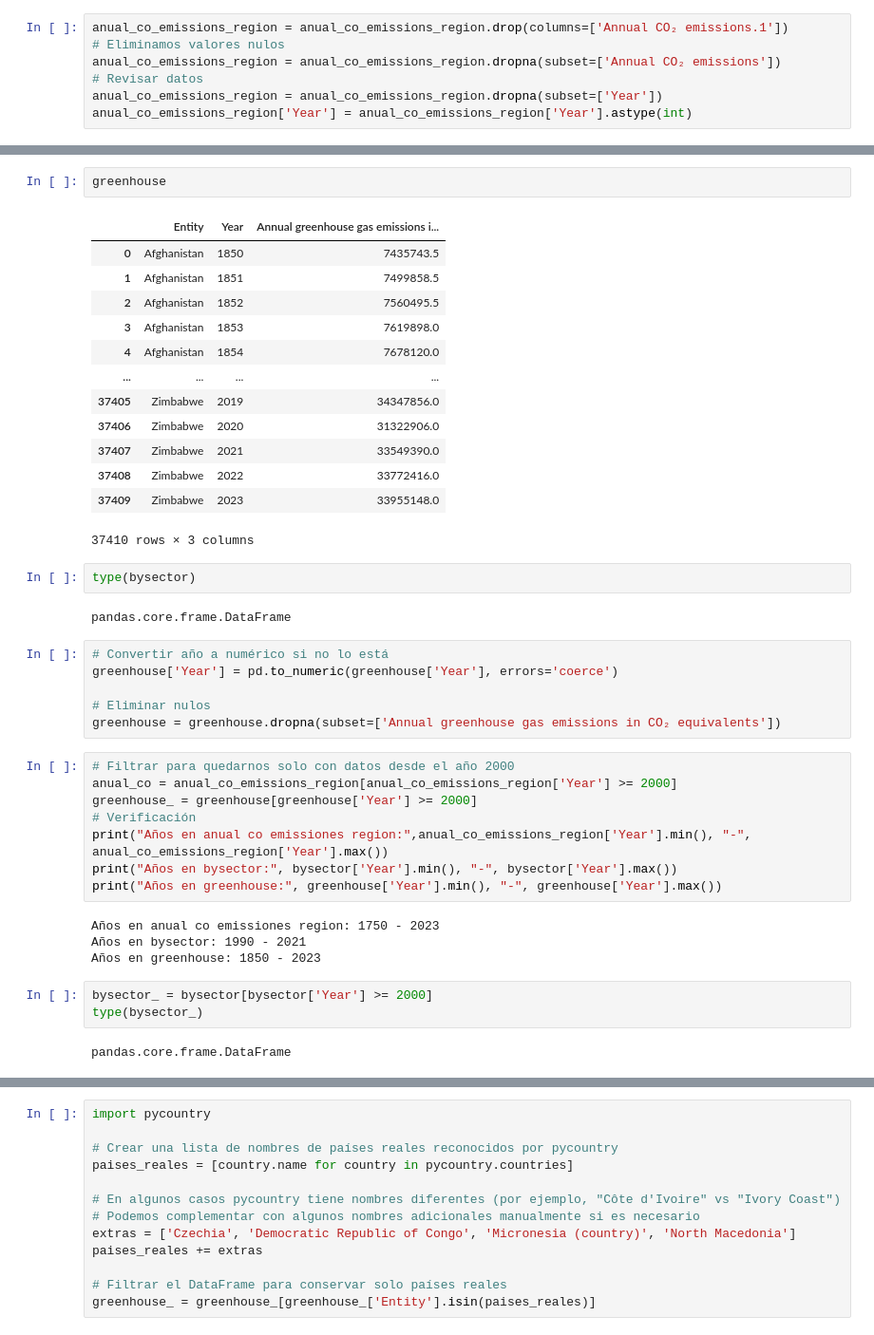
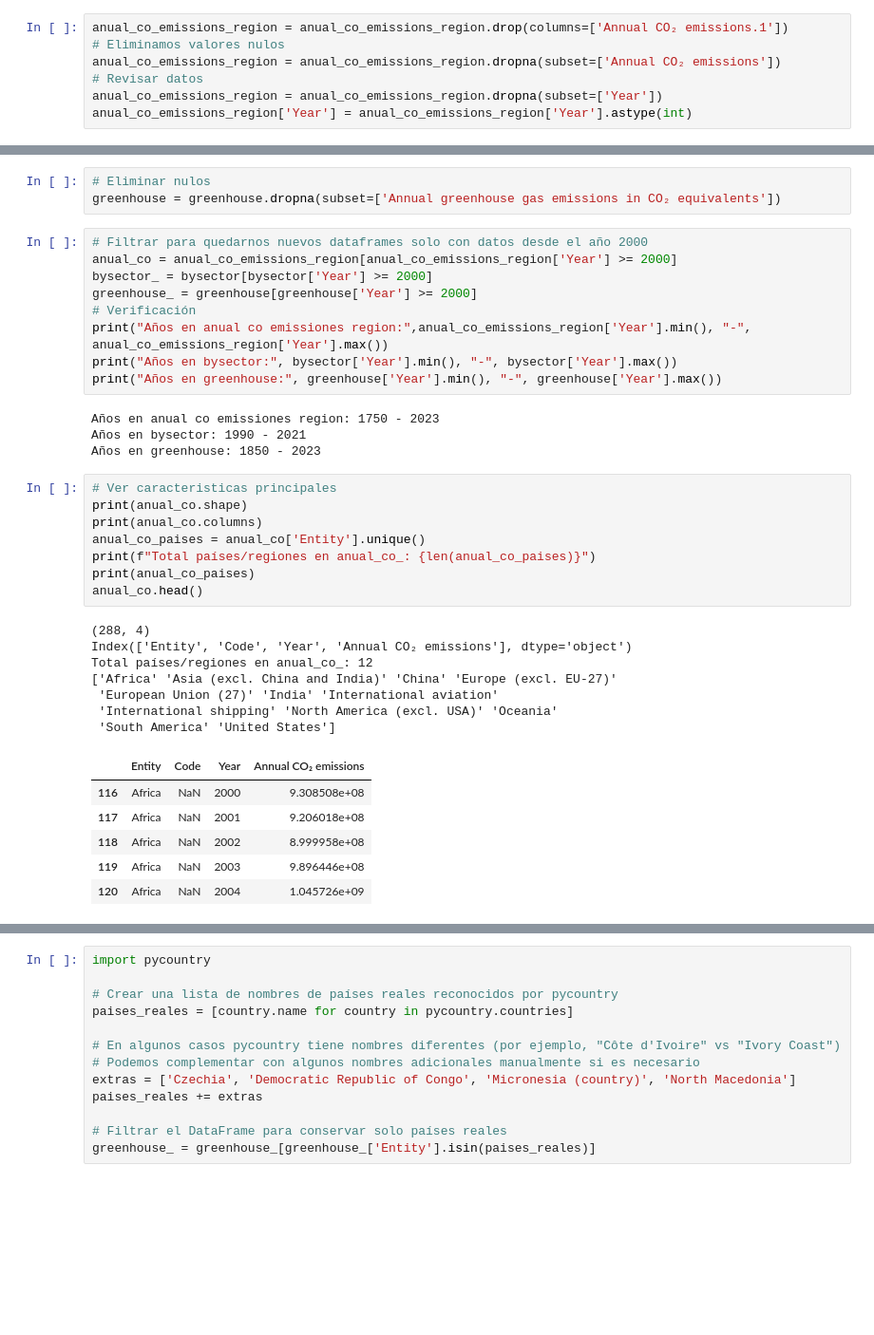
Before and after one commit to Richirey70/Proyecto_final_analisis_datos, a Jupyter notebook: Proyecto Final analisis datos.ipynb, the cells around one changed output, grey strips where cells are left out. Shown at 95% size. Drawn from its saved outputs; the diff is of its cells as text; blank space fills up the shorter version.

```diff
--- a/Proyecto Final analisis datos.ipynb
+++ b/Proyecto Final analisis datos.ipynb
@@ -137,32 +75,10 @@ bysector
-# %%
-greenhouse
-# %% [output]
-|  | Entity | Year | Annual greenhouse gas emissions i... |
-| 0 | Afghanistan | 1850 | 7435743.5 |
-| 1 | Afghanistan | 1851 | 7499858.5 |
-| 2 | Afghanistan | 1852 | 7560495.5 |
-| 3 | Afghanistan | 1853 | 7619898.0 |
-| 4 | Afghanistan | 1854 | 7678120.0 |
-| ... | ... | ... | ... |
-| 37405 | Zimbabwe | 2019 | 34347856.0 |
-| 37406 | Zimbabwe | 2020 | 31322906.0 |
-| 37407 | Zimbabwe | 2021 | 33549390.0 |
-| 37408 | Zimbabwe | 2022 | 33772416.0 |
-| 37409 | Zimbabwe | 2023 | 33955148.0 |
-37410 rows × 3 columns
-# %%
-type(bysector)
-# %% [output]
-pandas.core.frame.DataFrame
 # %%
-# Convertir año a numérico si no lo está
-greenhouse['Year'] = pd.to_numeric(greenhouse['Year'], errors='coerce')
-
 # Eliminar nulos
 greenhouse = greenhouse.dropna(subset=['Annual greenhouse gas emissions in CO₂ equivalents'])
 # %%
-# Filtrar para quedarnos solo con datos desde el año 2000
+# Filtrar para quedarnos nuevos dataframes solo con datos desde el año 2000
 anual_co = anual_co_emissions_region[anual_co_emissions_region['Year'] >= 2000]
+bysector_ = bysector[bysector['Year'] >= 2000]
 greenhouse_ = greenhouse[greenhouse['Year'] >= 2000]
 # Verificación
 print("Años en anual co emissiones region:",anual_co_emissions_region['Year'].min(), "-", anual_co_emissions_region['Year'].max())
@@ -172,9 +88,26 @@ print("Años en greenhouse:", greenhouse['Year'].min(), "-", greenhouse['Year'].
 Años en anual co emissiones region: 1750 - 2023
 Años en bysector: 1990 - 2021
 Años en greenhouse: 1850 - 2023
-# %%
-bysector_ = bysector[bysector['Year'] >= 2000]
-type(bysector_)
-# %% [output]
-pandas.core.frame.DataFrame
+# %%
+# Ver caracteristicas principales
+print(anual_co.shape)
+print(anual_co.columns)
+anual_co_paises = anual_co['Entity'].unique()
+print(f"Total países/regiones en anual_co_: {len(anual_co_paises)}")
+print(anual_co_paises)
+anual_co.head()
+# %% [output]
+(288, 4)
+Index(['Entity', 'Code', 'Year', 'Annual CO₂ emissions'], dtype='object')
+Total países/regiones en anual_co_: 12
+['Africa' 'Asia (excl. China and India)' 'China' 'Europe (excl. EU-27)'
+ 'European Union (27)' 'India' 'International aviation'
+ 'International shipping' 'North America (excl. USA)' 'Oceania'
+ 'South America' 'United States']
+|  | Entity | Code | Year | Annual CO₂ emissions |
+| 116 | Africa | NaN | 2000 | 9.308508e+08 |
+| 117 | Africa | NaN | 2001 | 9.206018e+08 |
+| 118 | Africa | NaN | 2002 | 8.999958e+08 |
+| 119 | Africa | NaN | 2003 | 9.896446e+08 |
+| 120 | Africa | NaN | 2004 | 1.045726e+09 |
 # %%
```
Also changed, not shown: parts of 33 cells of this notebook.
